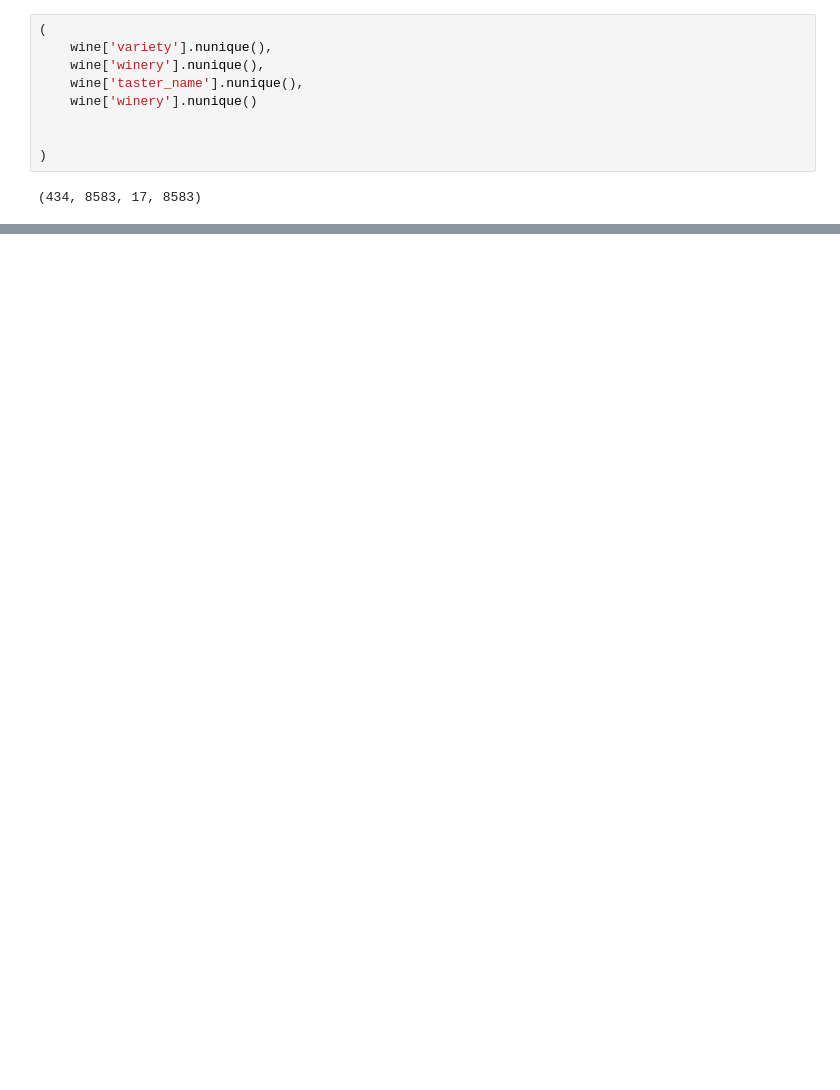
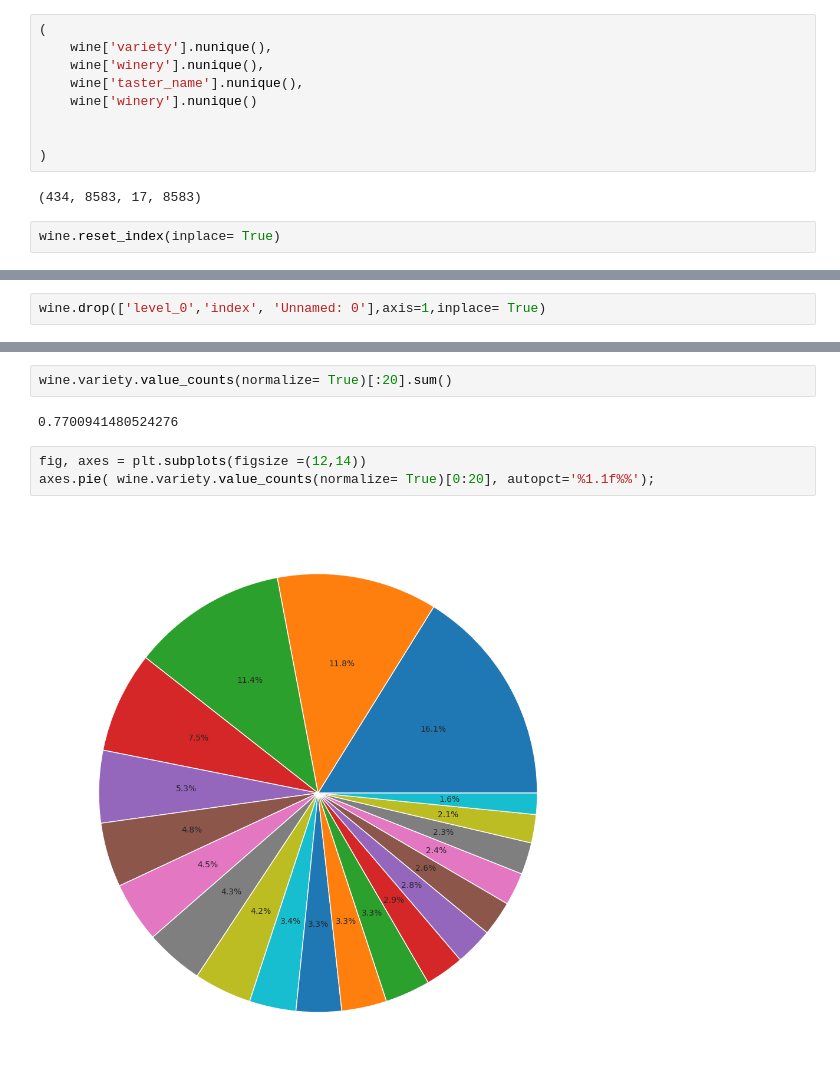
Before and after one commit to AstinSeverino/Wine-, a Jupyter notebook: wine.ipynb, the cells around one changed output, grey strips where cells are left out. Drawn from its saved outputs; the diff is of its cells as text; blank space fills up the shorter version.

```diff
--- a/wine.ipynb
+++ b/wine.ipynb
@@ -436,3 +427,5 @@ wine.head()
 )
 # %% [output]
 (434, 8583, 17, 8583)
+# %%
+wine.reset_index(inplace= True)
@@ -438,0 +434,2 @@ wine.head()
+# %%
+wine.drop(['level_0','index', 'Unnamed: 0'],axis=1,inplace= True)
@@ -438,0 +473,9 @@ wine.head()
+# %%
+wine.variety.value_counts(normalize= True)[:20].sum()
+# %% [output]
+0.7700941480524276
+# %%
+fig, axes = plt.subplots(figsize =(12,14))
+axes.pie( wine.variety.value_counts(normalize= True)[0:20], autopct='%1.1f%%');
+# %% [output]
+[figure, added]
```
Also changed, not shown: parts of 10 cells of this notebook.
